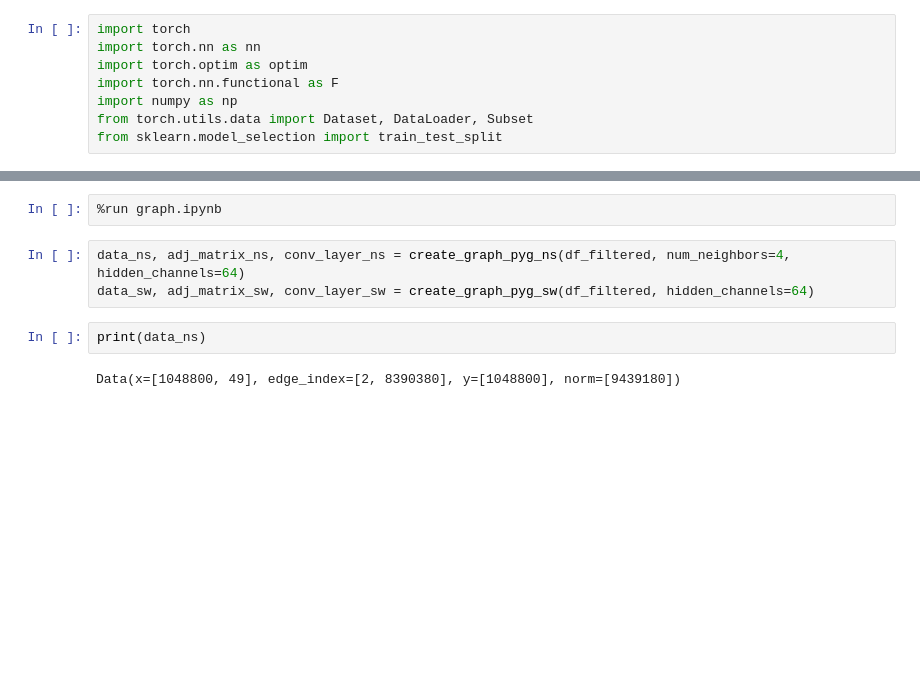
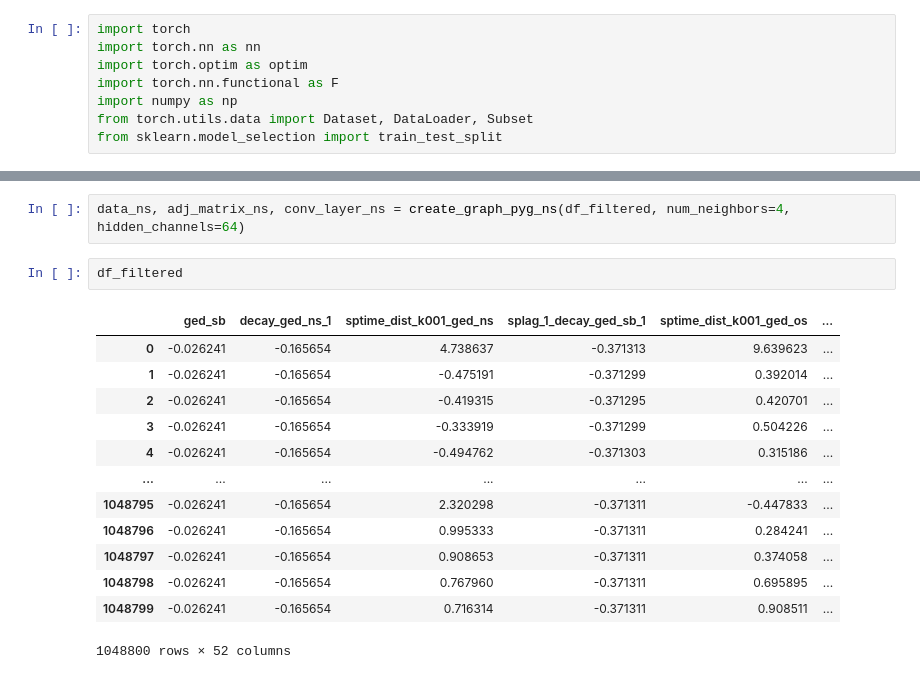
Before and after one commit to div-nar/AT-GCN, a Jupyter notebook: combined_models.ipynb, the cells around one changed output, grey strips where cells are left out. Saved outputs shown, nothing was run; the diff lists cells and outputs as text; blank space fills up the shorter version.

```diff
--- a/combined_models.ipynb
+++ b/combined_models.ipynb
@@ -27,13 +28,22 @@ Shape of array for priogrid_gid 0.14680561064243813: (80, 51)
 Shape of array for priogrid_gid 0.1468430523899689: (80, 51)
 Shape of array for priogrid_gid 0.14688049413749965: (80, 51)
 Sh
-# %%
-%run graph.ipynb
 # %%
 data_ns, adj_matrix_ns, conv_layer_ns = create_graph_pyg_ns(df_filtered, num_neighbors=4, hidden_channels=64)
-data_sw, adj_matrix_sw, conv_layer_sw = create_graph_pyg_sw(df_filtered, hidden_channels=64)
-# %%
-print(data_ns)
-# %% [output]
-Data(x=[1048800, 49], edge_index=[2, 8390380], y=[1048800], norm=[9439180])
+# %%
+df_filtered
+# %% [output]
+|  | ged_sb | decay_ged_ns_1 | sptime_dist_k001_ged_ns | splag_1_decay_ged_sb_1 | sptime_dist_k001_ged_os | ... |
+| 0 | -0.026241 | -0.165654 | 4.738637 | -0.371313 | 9.639623 | ... |
+| 1 | -0.026241 | -0.165654 | -0.475191 | -0.371299 | 0.392014 | ... |
+| 2 | -0.026241 | -0.165654 | -0.419315 | -0.371295 | 0.420701 | ... |
+| 3 | -0.026241 | -0.165654 | -0.333919 | -0.371299 | 0.504226 | ... |
+| 4 | -0.026241 | -0.165654 | -0.494762 | -0.371303 | 0.315186 | ... |
+| ... | ... | ... | ... | ... | ... | ... |
+| 1048795 | -0.026241 | -0.165654 | 2.320298 | -0.371311 | -0.447833 | ... |
+| 1048796 | -0.026241 | -0.165654 | 0.995333 | -0.371311 | 0.284241 | ... |
+| 1048797 | -0.026241 | -0.165654 | 0.908653 | -0.371311 | 0.374058 | ... |
+| 1048798 | -0.026241 | -0.165654 | 0.767960 | -0.371311 | 0.695895 | ... |
+| 1048799 | -0.026241 | -0.165654 | 0.716314 | -0.371311 | 0.908511 | ... |
+1048800 rows × 52 columns
 # %%
```
Also changed, not shown: parts of 7 cells of this notebook.
